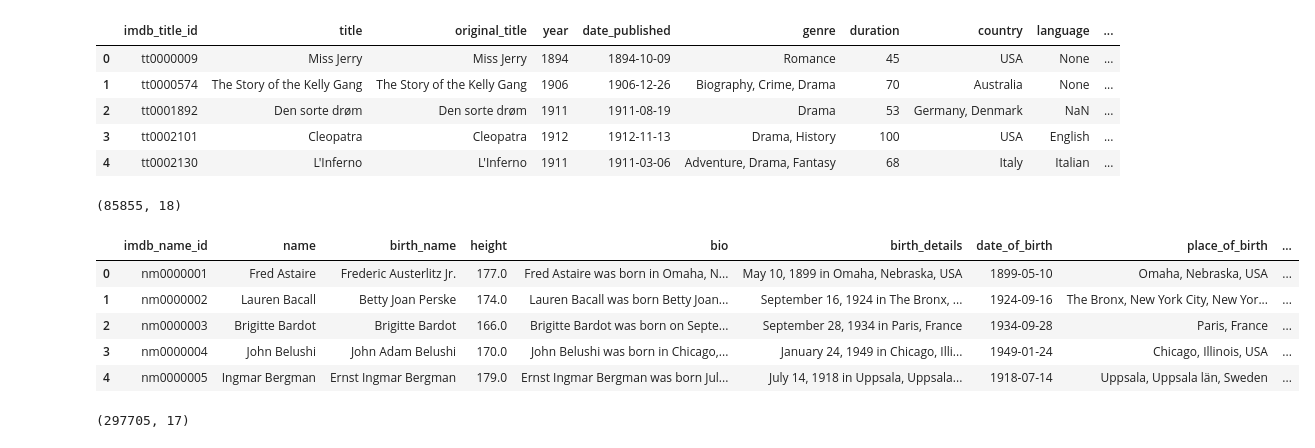
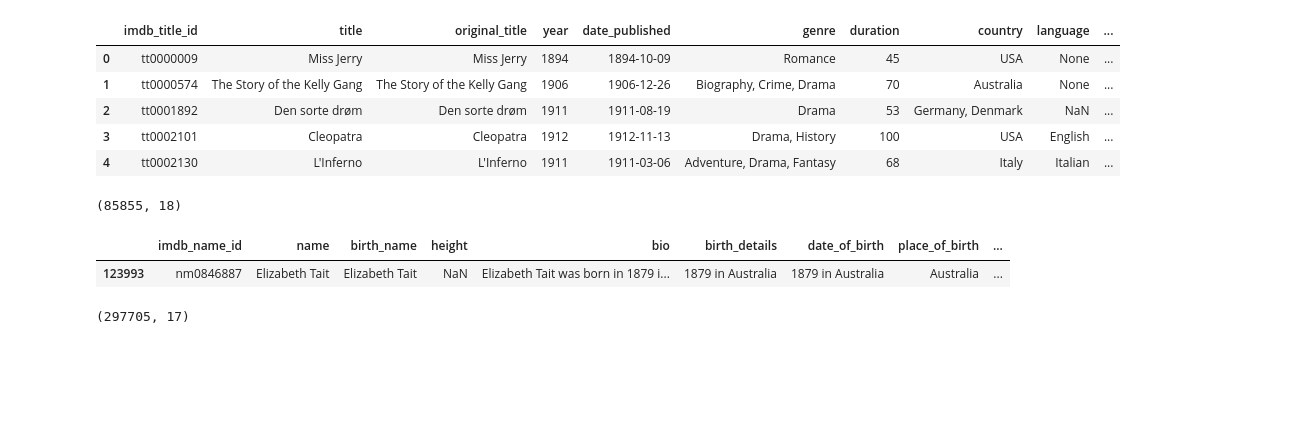
Before and after one commit to LucasZhang58/Cinemalytics, a Jupyter notebook: Recommendation System - MoviesOnStreamingPlatforms.ipynb, the cells around one changed output. Cells and saved outputs as stored; diff of their text form; code cells hidden in the pictures; blank space fills up the shorter version.

```diff
--- a/Recommendation System - MoviesOnStreamingPlatforms.ipynb
+++ b/Recommendation System - MoviesOnStreamingPlatforms.ipynb
@@ -97,13 +78,10 @@ print(imdb_movies.shape)
 # %%
 imdb_names = pd.read_csv("IMDb names.csv")
 imdb_names.head()
+imdb_names[imdb_names['imdb_name_id'] == 'nm0846887']
 # %% [output]
 |  | imdb_name_id | name | birth_name | height | bio | birth_details | date_of_birth | place_of_birth | ... |
-| 0 | nm0000001 | Fred Astaire | Frederic Austerlitz Jr. | 177.0 | Fred Astaire was born in Omaha, N... | May 10, 1899 in Omaha, Nebraska, USA | 1899-05-10 | Omaha, Nebraska, USA | ... |
-| 1 | nm0000002 | Lauren Bacall | Betty Joan Perske | 174.0 | Lauren Bacall was born Betty Joan... | September 16, 1924 in The Bronx, ... | 1924-09-16 | The Bronx, New York City, New Yor... | ... |
-| 2 | nm0000003 | Brigitte Bardot | Brigitte Bardot | 166.0 | Brigitte Bardot was born on Septe... | September 28, 1934 in Paris, France | 1934-09-28 | Paris, France | ... |
-| 3 | nm0000004 | John Belushi | John Adam Belushi | 170.0 | John Belushi was born in Chicago,... | January 24, 1949 in Chicago, Illi... | 1949-01-24 | Chicago, Illinois, USA | ... |
-| 4 | nm0000005 | Ingmar Bergman | Ernst Ingmar Bergman | 179.0 | Ernst Ingmar Bergman was born Jul... | July 14, 1918 in Uppsala, Uppsala... | 1918-07-14 | Uppsala, Uppsala län, Sweden | ... |
+| 123993 | nm0846887 | Elizabeth Tait | Elizabeth Tait | NaN | Elizabeth Tait was born in 1879 i... | 1879 in Australia | 1879 in Australia | Australia | ... |
 # %%
 print(imdb_names.shape)
 # %% [output]
```
Also changed, not shown: parts of 11 cells of this notebook.
